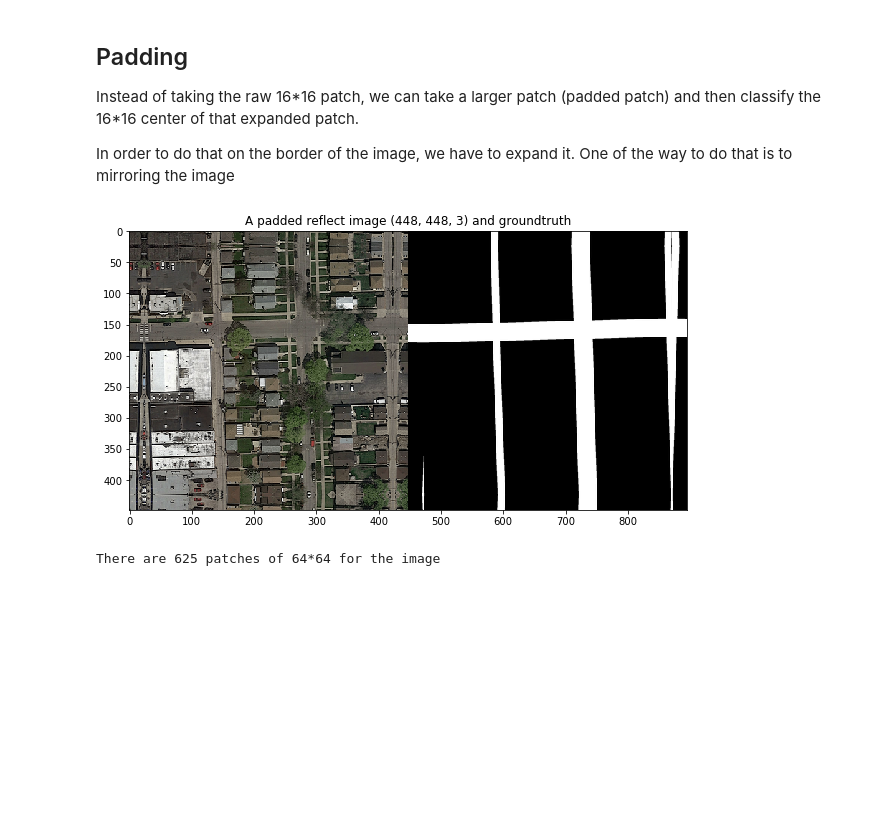
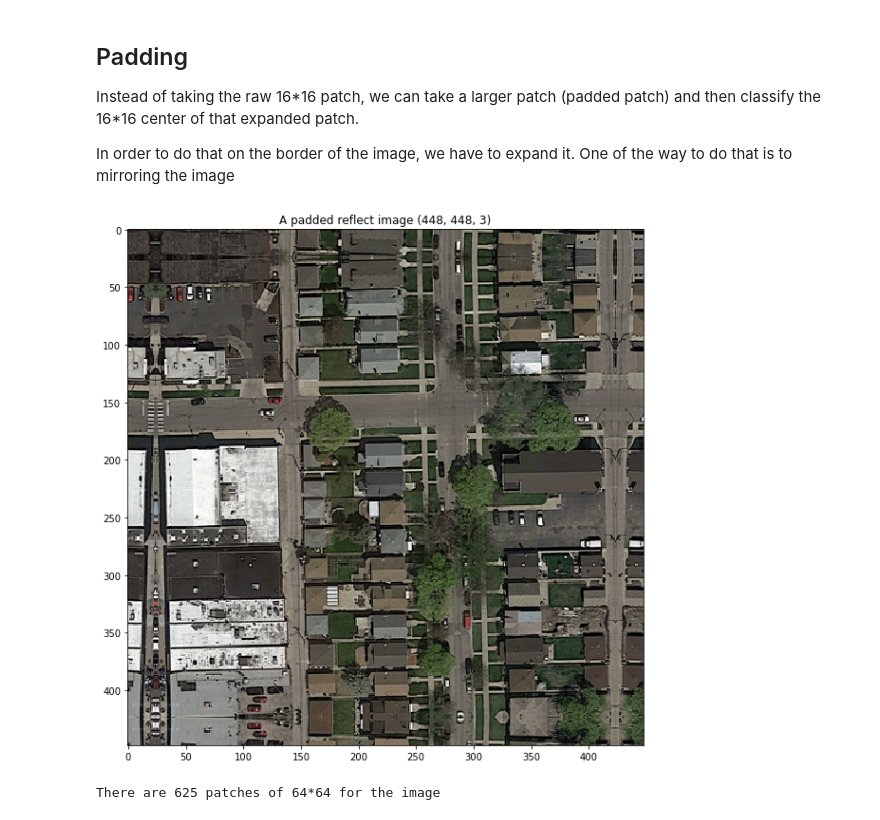
Before and after one commit to Coac/epfl-ml-projects, a Jupyter notebook: epfl-ml-project2/Victor.ipynb, the cells around one changed output. Cells and saved outputs as stored; diff of their text form; code cells hidden in the pictures; blank space fills up the shorter version.

```diff
--- a/epfl-ml-project2/Victor.ipynb
+++ b/epfl-ml-project2/Victor.ipynb
@@ -7,7 +7,7 @@ import matplotlib.pyplot as plt
 import os,sys
 from PIL import Image
 # %%
-# Helper functions
+# Provided Helper functions
 
 def load_image(infilename):
     data = mpimg.imread(infilename)
@@ -56,6 +56,20 @@ def patch_to_label(patch):
         return 1
     else:
         return 0
+
+# Added helpers
+
+def pad_image(image, padding):
+    padded_image = np.lib.pad(image, ((padding, padding), (padding, padding), (0,0)), 'reflect')
+    return padded_image
+
+def pad_list_image(images, padding):
+    padded_images = []
+    for i in range(len(images)):
+        image = pad_image(images[i], padding)
+        padded_images.append(image)
+
+    return padded_images
 # %% [markdown]
 ## Load the data
 # %%
@@ -122,17 +136,17 @@ In order to do that on the border of the image, we have to expand it. One of the
 # %%
 image = imgs[3]
 gt_image = gt_imgs[3]
 
 padding = 24
 padded_patch_size = patch_size + padding * 2
-padded_image = np.lib.pad(image, ((padding, padding), (padding, padding), (0,0)), 'reflect')
-padded_gt_image = np.lib.pad(gt_image, ((padding, padding), (padding, padding)), 'reflect')
+
+padded_image = pad_image(image, padding)
 
 fig1 = plt.figure(figsize=(10, 10))
-plt.title("A padded reflect image " + str(padded_image.shape) + " and groundtruth")
-plt.imshow(concatenate_images(padded_image, padded_gt_image), cmap='Greys_r');
+plt.title("A padded reflect image " + str(padded_image.shape))
+plt.imshow(padded_image, cmap='Greys_r');
 # %% [output]
-[figure, old version]
+[figure, new version]
 # %%
 padded_img_patches = get_patches(padded_image, patch_size, patch_size, padding)
 
```
Also changed, not shown: parts of 15 cells of this notebook.
